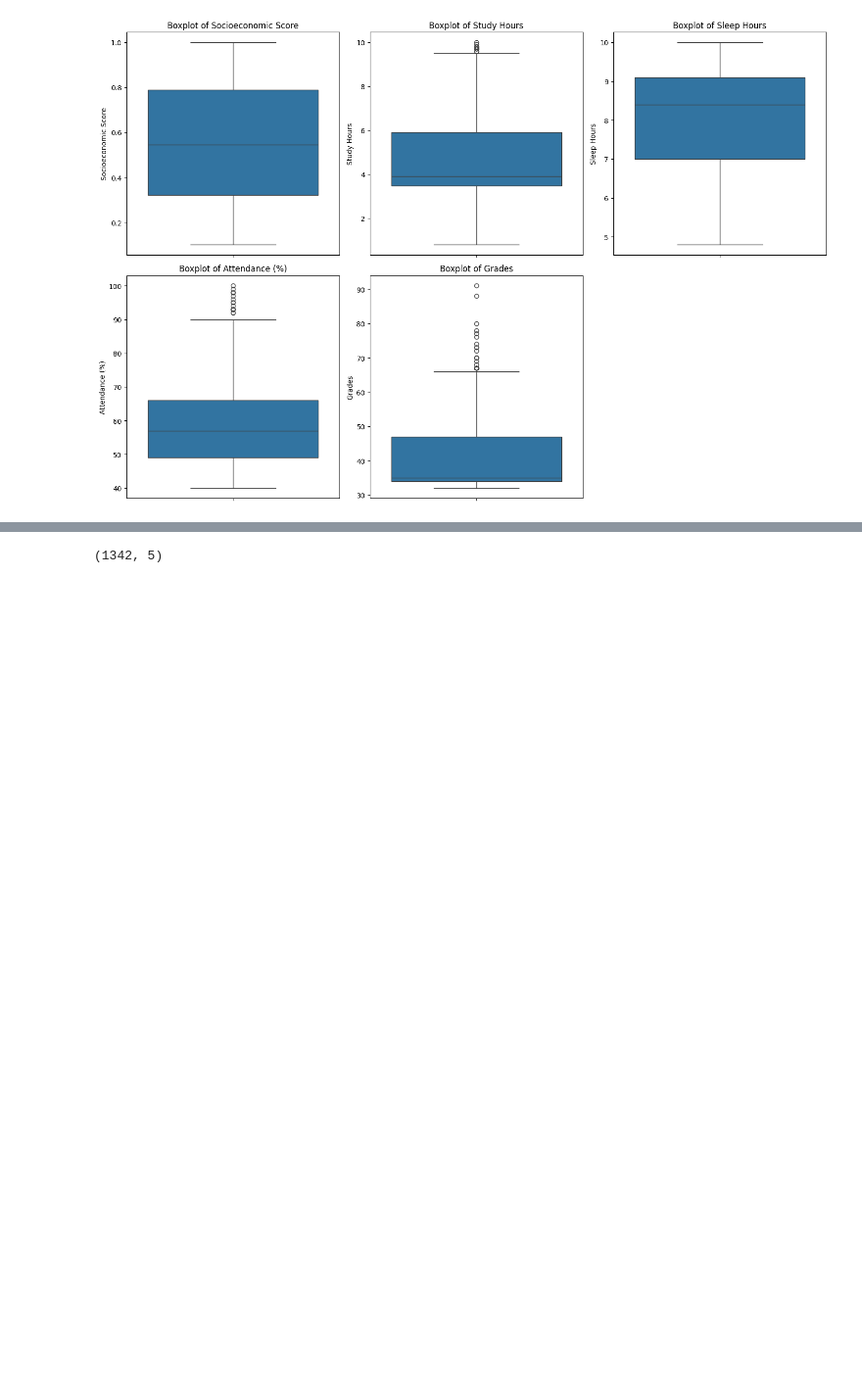
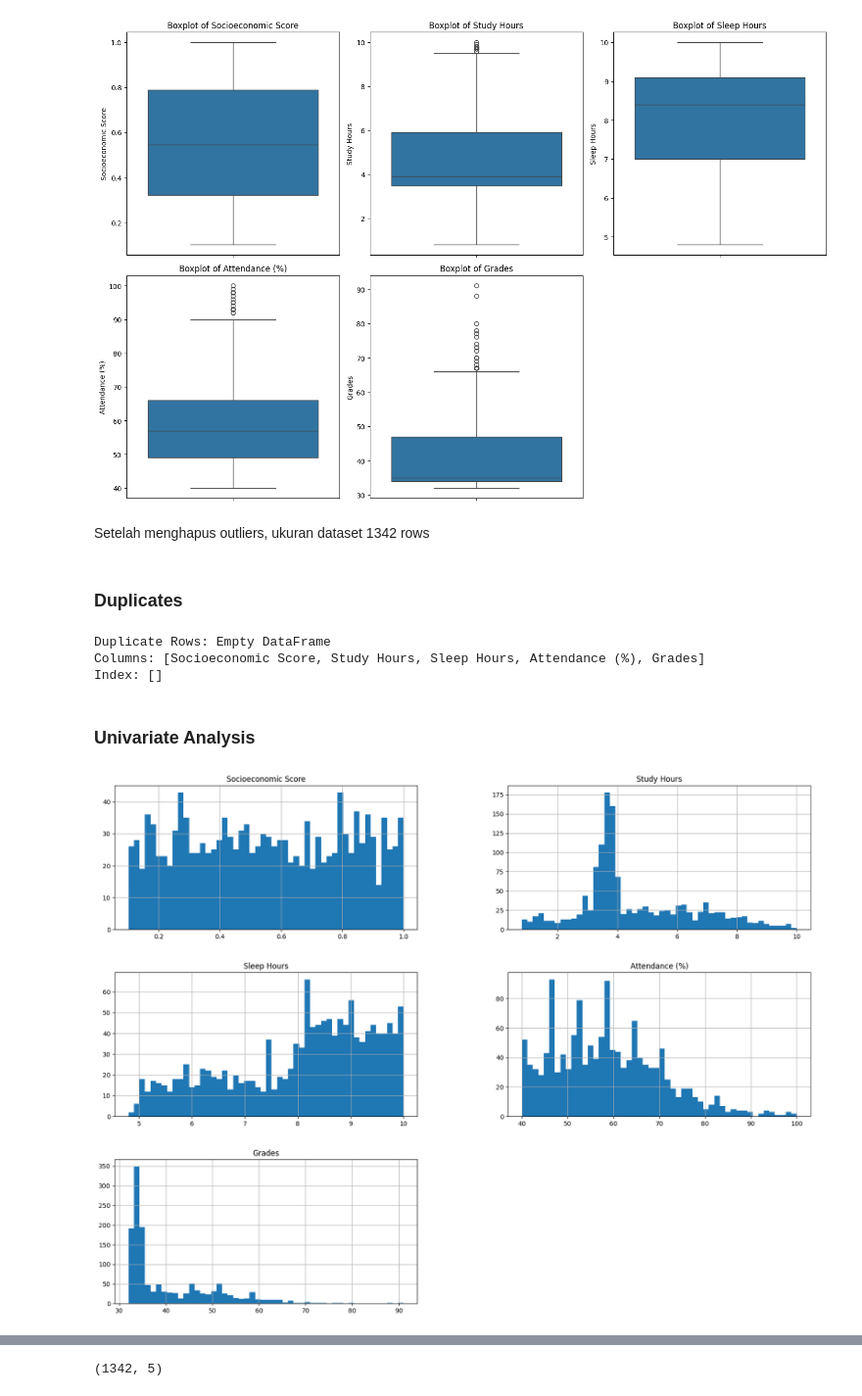
Before and after one commit to akhmad-ardi/Predict_Student_Performance, a Jupyter notebook: Predict_Student_Performance.ipynb, the cells around one changed output, grey strips where cells are left out. Shown at 98% size. Drawn from its saved outputs; the diff is of its cells as text; code cells hidden in the pictures; blank space fills up the shorter version.

```diff
--- a/Predict_Student_Performance.ipynb
+++ b/Predict_Student_Performance.ipynb
@@ -131,3 +141,22 @@ plt.tight_layout()
 plt.show()
 # %% [output]
 [figure]
+# %% [markdown]
+Setelah menghapus outliers, ukuran dataset 1342 rows
+# %% [markdown]
+### Duplicates
+# %%
+duplicates = df[df.duplicated()]
+print(f"Duplicate Rows: {duplicates}")
+# %% [output]
+Duplicate Rows: Empty DataFrame
+Columns: [Socioeconomic Score, Study Hours, Sleep Hours, Attendance (%), Grades]
+Index: []
+# %% [markdown]
+### Univariate Analysis
+# %%
+df.hist(bins=50, figsize=(20,15))
+
+plt.show()
+# %% [output]
+[figure, added]
```
Also changed, not shown: parts of 18 cells of this notebook.
